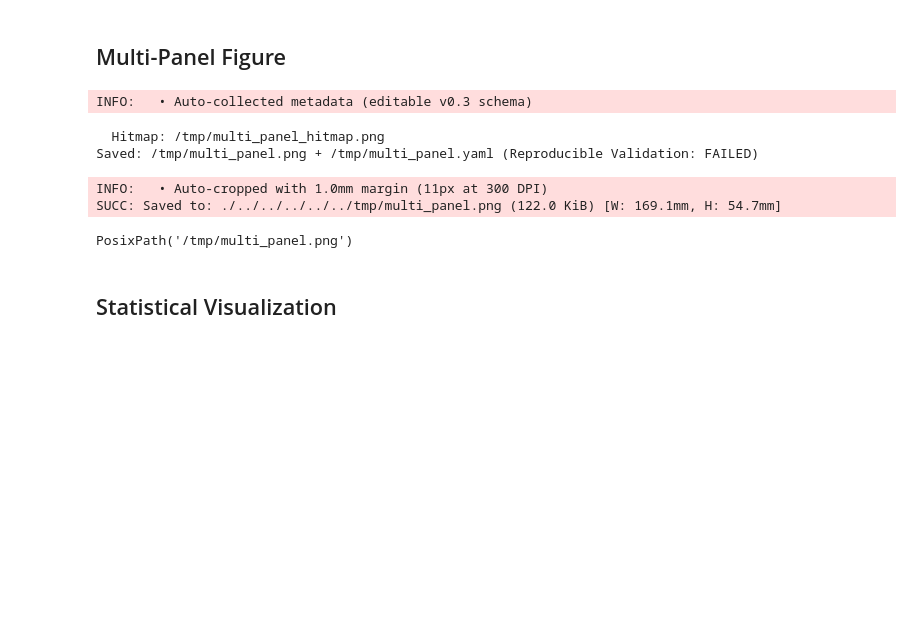
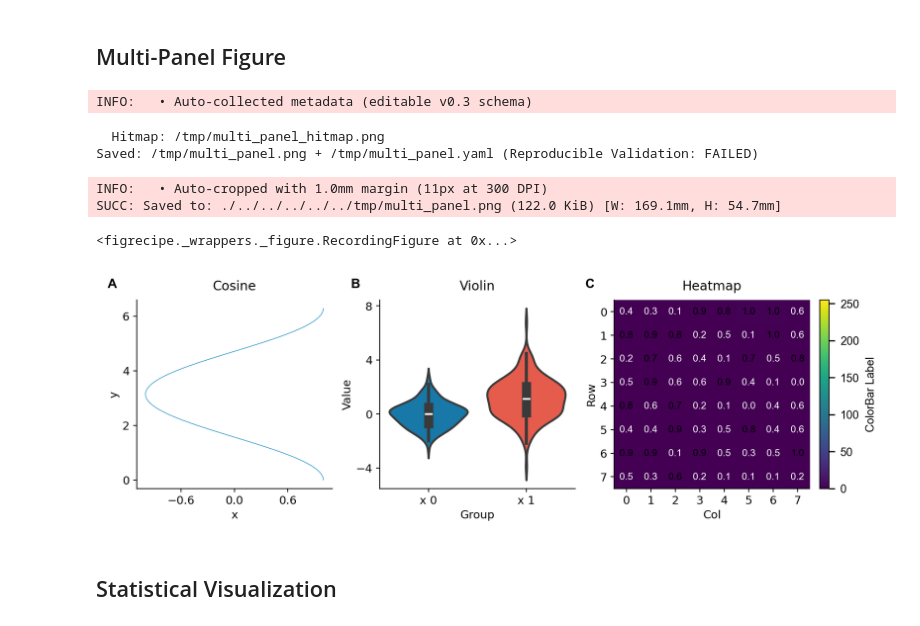
Before and after one commit to scitex-ai/scitex-python, a Jupyter notebook: examples/05_plt.ipynb, the cells around one changed output. Drawn from its saved outputs; the diff is of its cells as text; code cells hidden in the pictures; blank space fills up the shorter version.

```diff
--- a/examples/05_plt.ipynb
+++ b/examples/05_plt.ipynb
@@ -31,29 +32,31 @@ PosixPath('/tmp/line.png')
 # %%
 fig, axes = stx.plt.subplots(1, 3)
 
 # Panel 1: Line plot
 x = np.linspace(0, 2 * np.pi, 100)
 axes[0].stx_line(x, np.cos(x))
 axes[0].set_xyt("x", "y", "Cosine")
 
 # Panel 2: Violin plot
 data = [np.random.normal(0, 1, 200), np.random.normal(1, 1.5, 200)]
 axes[1].stx_violin(data)
 axes[1].set_xyt("Group", "Value", "Violin")
 
 # Panel 3: Heatmap
 mat = np.random.rand(8, 8)
 axes[2].stx_heatmap(mat)
 axes[2].set_xyt("Col", "Row", "Heatmap")
 
 stx.io.save(fig, "/tmp/multi_panel.png")
+fig
 # %% [output]
 INFO:   • Auto-collected metadata (editable v0.3 schema)
   Hitmap: /tmp/multi_panel_hitmap.png
 Saved: /tmp/multi_panel.png + /tmp/multi_panel.yaml (Reproducible Validation: FAILED)
 INFO:   • Auto-cropped with 1.0mm margin (11px at 300 DPI)
 SUCC: Saved to: ./../../../../../tmp/multi_panel.png (122.0 KiB) [W: 169.1mm, H: 54.7mm]
-PosixPath('/tmp/multi_panel.png')
+<figrecipe._wrappers._figure.RecordingFigure at 0x...>
+[figure, added]
 # %% [markdown]
 ## Statistical Visualization
 # %%
```
Also changed, not shown: parts of 3 cells of this notebook, 1 other file.
